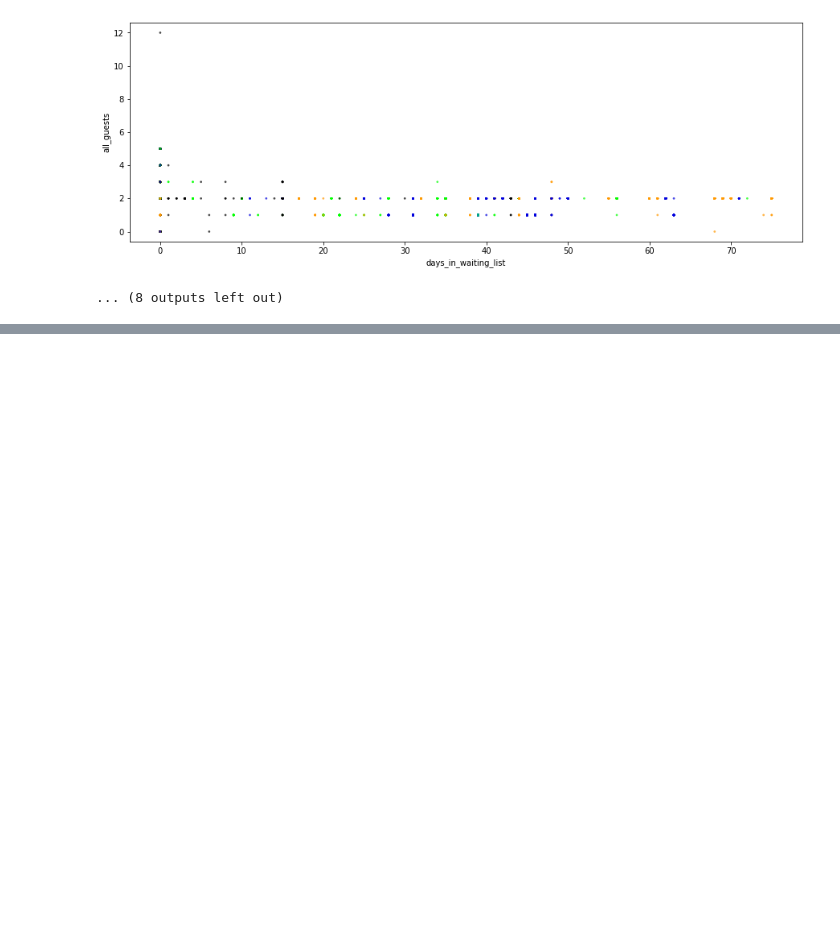
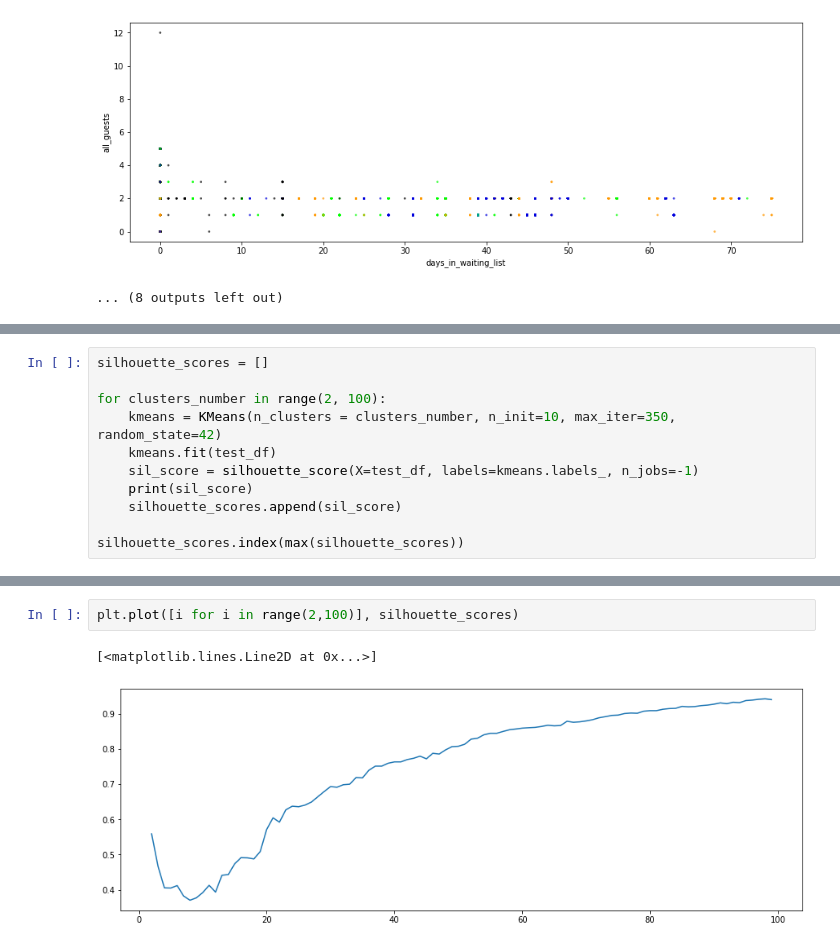
Before and after one commit to Makaa88/Eksploracja, a Jupyter notebook: Projekt.ipynb, the cells around one changed output, grey strips where cells are left out. Saved outputs shown, nothing was run; the diff lists cells and outputs as text; blank space fills up the shorter version.

```diff
--- a/Projekt.ipynb
+++ b/Projekt.ipynb
@@ -579,0 +622,11 @@ days_in_waiting_list vs others
+# %%
+silhouette_scores = []
+
+for clusters_number in range(2, 100):
+    kmeans = KMeans(n_clusters = clusters_number, n_init=10, max_iter=350, random_state=42)
+    kmeans.fit(test_df)
+    sil_score = silhouette_score(X=test_df, labels=kmeans.labels_, n_jobs=-1)
+    print(sil_score)
+    silhouette_scores.append(sil_score)
+
+silhouette_scores.index(max(silhouette_scores))
@@ -579,0 +652,5 @@ days_in_waiting_list vs others
+# %%
+plt.plot([i for i in range(2,100)], silhouette_scores)
+# %% [output]
+[<matplotlib.lines.Line2D at 0x...>]
+[figure, added]
```
Also changed, not shown: parts of 11 cells of this notebook, 1 other file.
